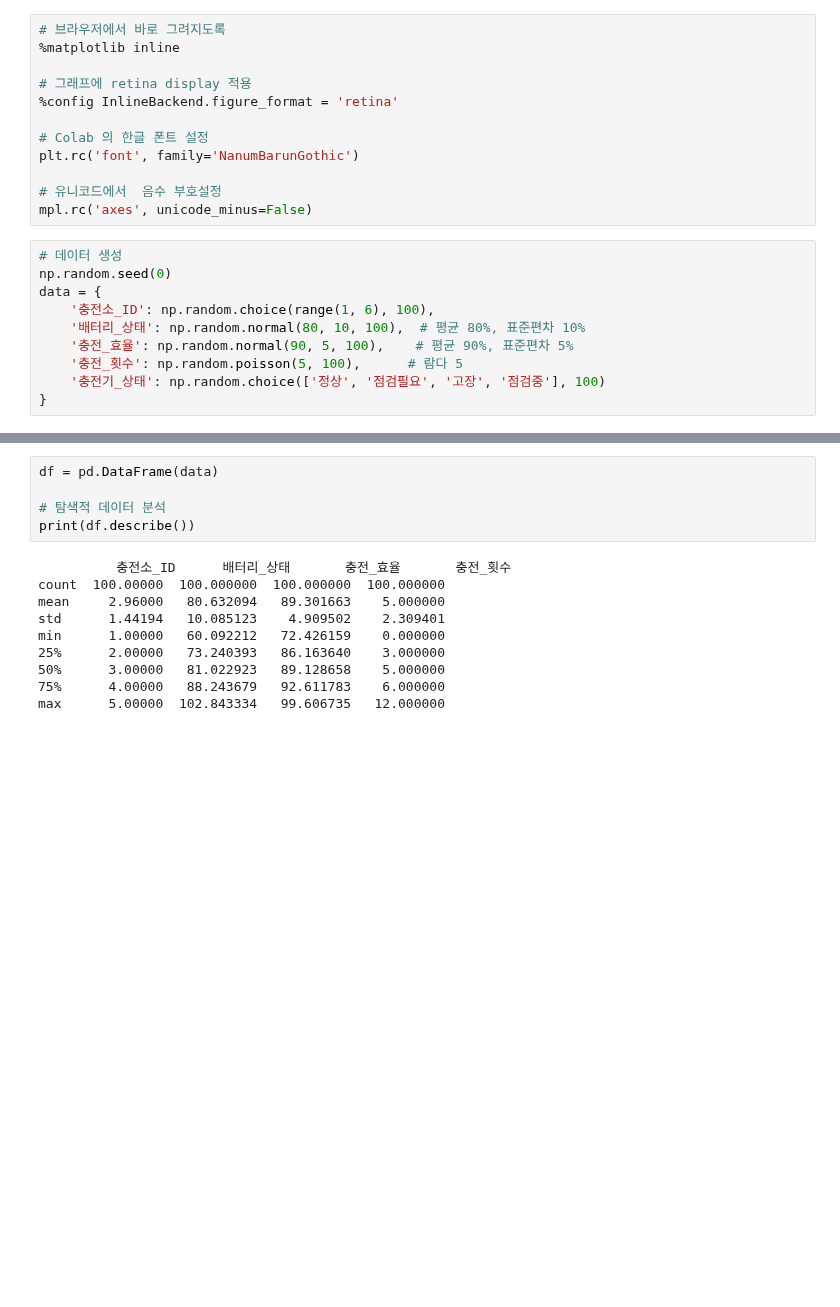
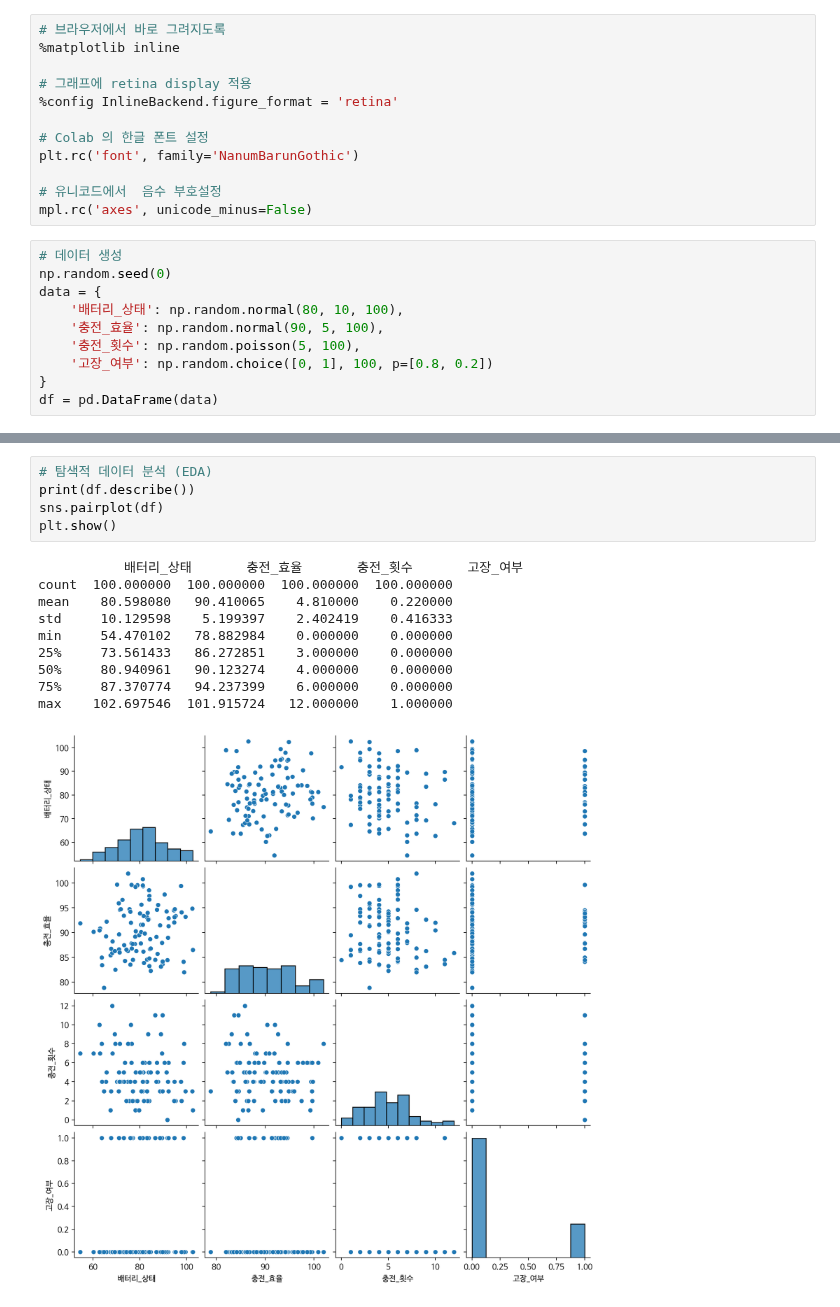
Before and after one commit to arkwith7/aSSIST_ML, a Jupyter notebook: 과제_1_–_충전소_품질_진단_모니터링_서비스_개발.ipynb, the cells around one changed output, grey strips where cells are left out. Saved outputs shown, nothing was run; the diff lists cells and outputs as text; blank space fills up the shorter version.

```diff
--- a/과제_1_–_충전소_품질_진단_모니터링_서비스_개발.ipynb
+++ b/과제_1_–_충전소_품질_진단_모니터링_서비스_개발.ipynb
@@ -69,9 +74,9 @@ mpl.rc('axes', unicode_minus=False)
 # 데이터 생성
 np.random.seed(0)
 data = {
-    '충전소_ID': np.random.choice(range(1, 6), 100),
-    '배터리_상태': np.random.normal(80, 10, 100),  # 평균 80%, 표준편차 10%
-    '충전_효율': np.random.normal(90, 5, 100),    # 평균 90%, 표준편차 5%
-    '충전_횟수': np.random.poisson(5, 100),      # 람다 5
-    '충전기_상태': np.random.choice(['정상', '점검필요', '고장', '점검중'], 100)
+    '배터리_상태': np.random.normal(80, 10, 100),
+    '충전_효율': np.random.normal(90, 5, 100),
+    '충전_횟수': np.random.poisson(5, 100),
+    '고장_여부': np.random.choice([0, 1], 100, p=[0.8, 0.2])
 }
+df = pd.DataFrame(data)
@@ -78,15 +92,16 @@ data = {
 # %%
-df = pd.DataFrame(data)
-
-# 탐색적 데이터 분석
+# 탐색적 데이터 분석 (EDA)
 print(df.describe())
+sns.pairplot(df)
+plt.show()
 # %% [output]
-          충전소_ID      배터리_상태       충전_효율       충전_횟수
-count  100.00000  100.000000  100.000000  100.000000
-mean     2.96000   80.632094   89.301663    5.000000
-std      1.44194   10.085123    4.909502    2.309401
-min      1.00000   60.092212   72.426159    0.000000
-25%      2.00000   73.240393   86.163640    3.000000
-50%      3.00000   81.022923   89.128658    5.000000
-75%      4.00000   88.243679   92.611783    6.000000
-max      5.00000  102.843334   99.606735   12.000000
+           배터리_상태       충전_효율       충전_횟수       고장_여부
+count  100.000000  100.000000  100.000000  100.000000
+mean    80.598080   90.410065    4.810000    0.220000
+std     10.129598    5.199397    2.402419    0.416333
+min     54.470102   78.882984    0.000000    0.000000
+25%     73.561433   86.272851    3.000000    0.000000
+50%     80.940961   90.123274    4.000000    0.000000
+75%     87.370774   94.237399    6.000000    0.000000
+max    102.697546  101.915724   12.000000    1.000000
+[figure, added]
```
Also changed, not shown: parts of 10 cells of this notebook.
